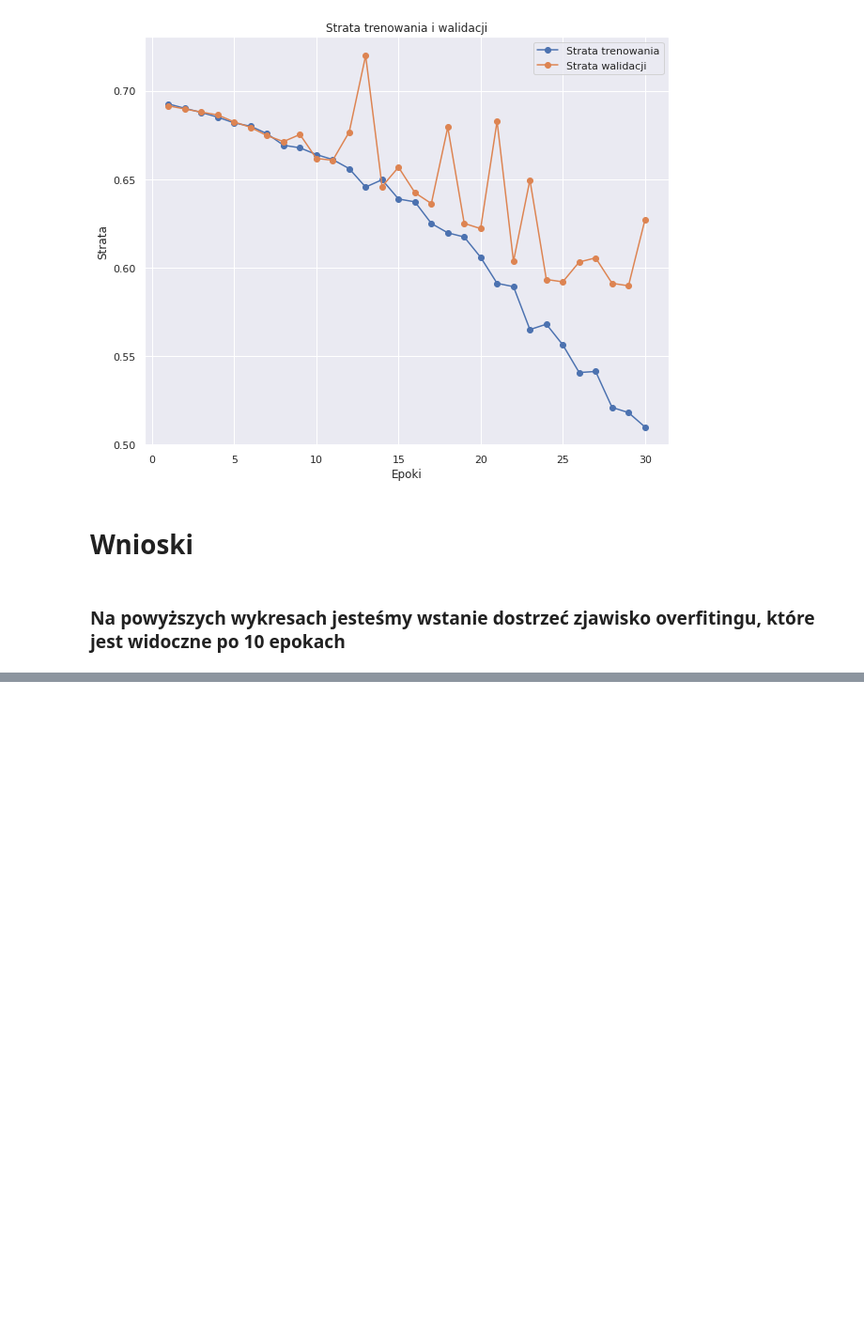
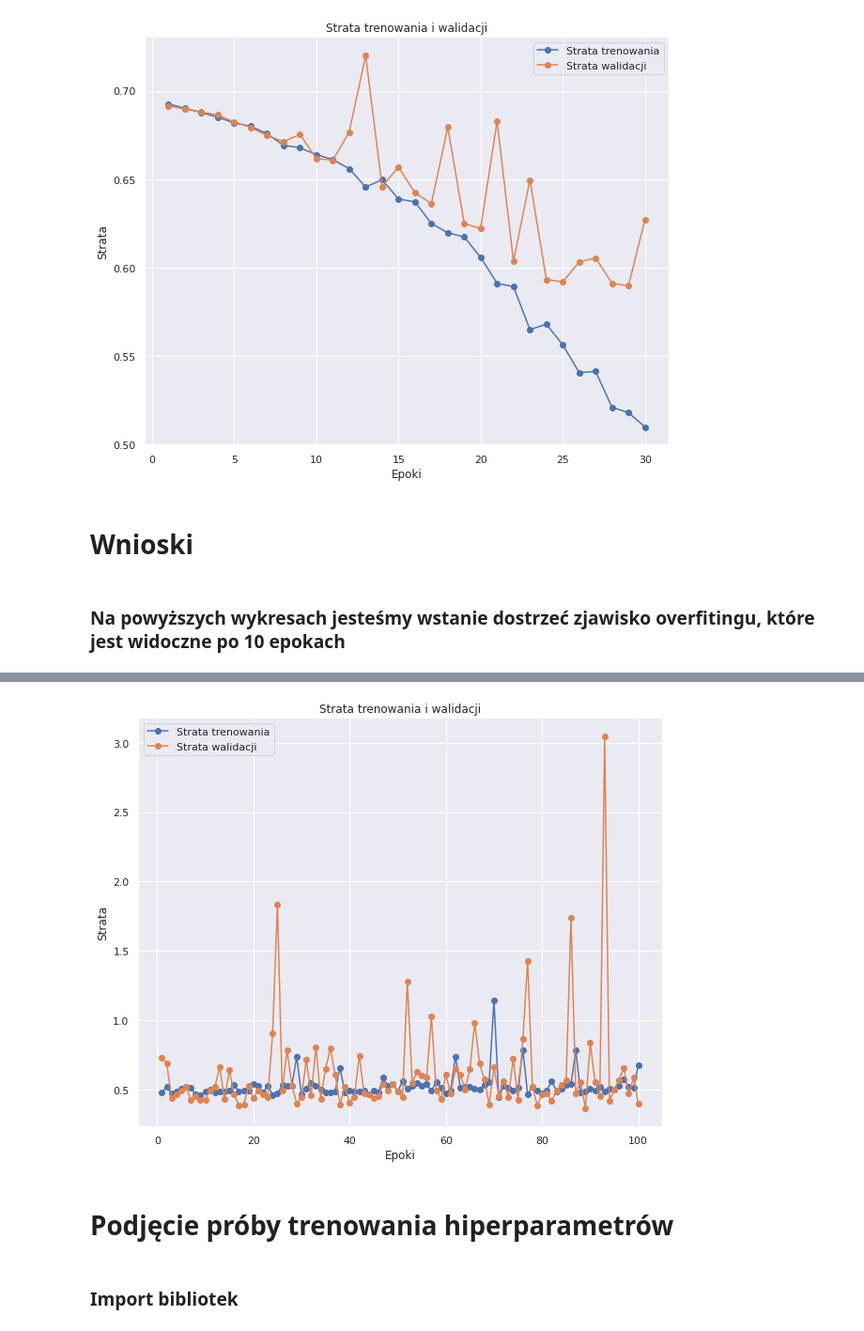
Before and after one commit to lukasztracz195/DeepLearningInPythonCourse, a Jupyter notebook: Lab1_catvsdogs.ipynb, the cells around one changed output, grey strips where cells are left out. Shown at 94% size. Drawn from its saved outputs; the diff is of its cells as text; code cells hidden in the pictures; blank space fills up the shorter version.

```diff
--- a/Lab1_catvsdogs.ipynb
+++ b/Lab1_catvsdogs.ipynb
@@ -387,0 +534,8 @@ make_loss_plot(history)
+# %%
+make_loss_plot(history)
+# %% [output]
+[figure, added]
+# %% [markdown]
+# Podjęcie próby trenowania hiperparametrów
+# %% [markdown]
+### Import bibliotek
```
Also changed, not shown: parts of 21 cells of this notebook.
